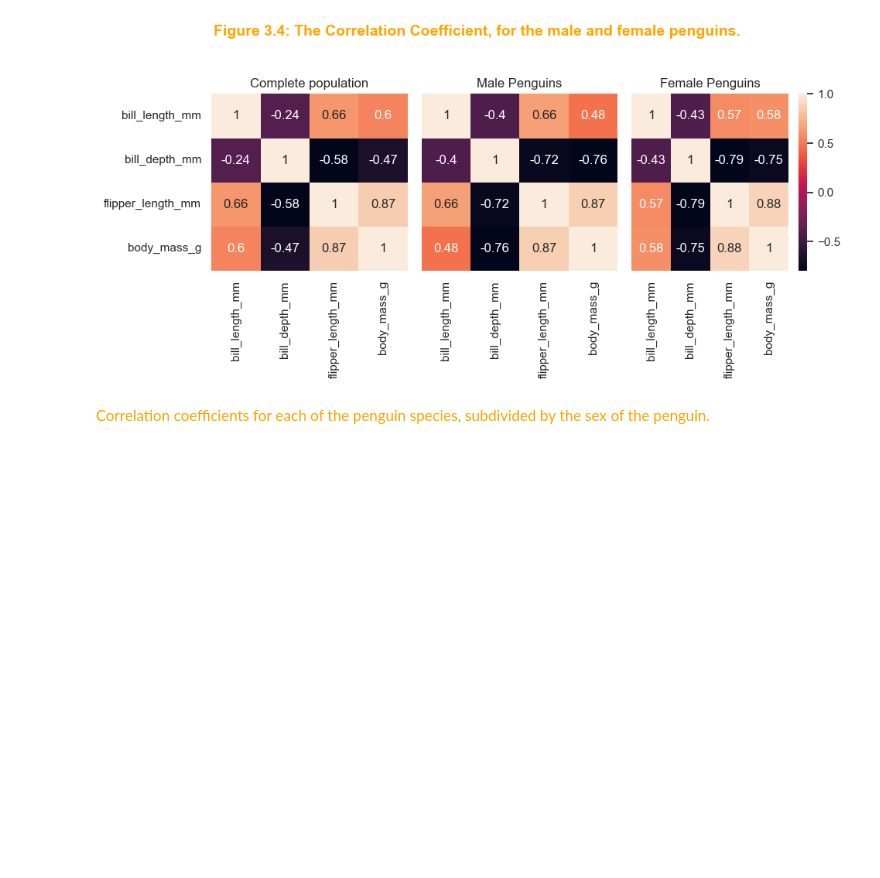
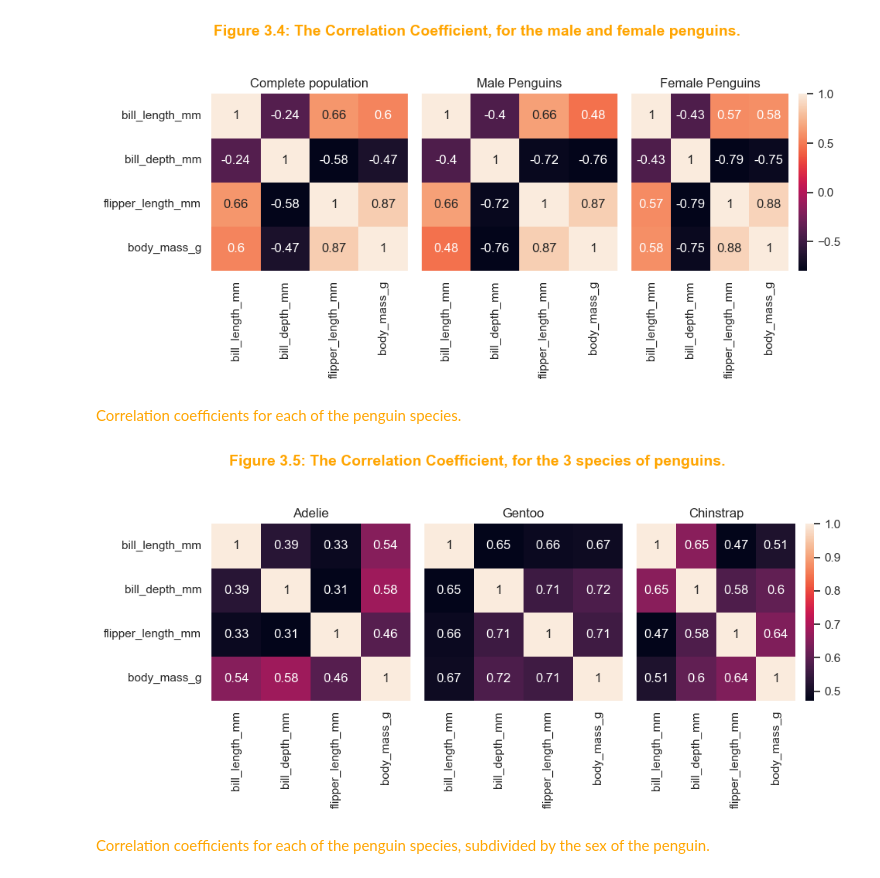
Before and after one commit to Laura6826/PofDA-mywork, a Jupyter notebook: penguins.ipynb, the cells around one changed output. Drawn from its saved outputs; the diff is of its cells as text; code cells hidden in the pictures; blank space fills up the shorter version.

```diff
--- a/penguins.ipynb
+++ b/penguins.ipynb
@@ -503,6 +505,39 @@ plt.tight_layout(rect=[0, 0.03, 1, 0.95])
 plt.show()
 # %% [output]
 [figure]
+# %% [markdown]
+<span style="color:orange"> Correlation coefficients for each of the penguin species. <span>
+# %%
+pd.options.mode.copy_on_write = True
+fig, axs = plt.subplots(nrows=1, ncols=3, figsize=(10, 5))
+
+# Lets try and visualise that correlation between variables for the Adelie penguins.
+adelie_df = dfcleaned[dfcleaned['species'] == 'Adelie']
+adelie_df.drop(['species', 'island','sex'],axis=1, inplace=True)
+corr_a = adelie_df.corr()
+sns.heatmap(corr_a, annot=True, cbar=False, ax=axs[0])
+axs[0].set_title('Adelie')
+
+# Now the Gentoo species
+gentoo_df=dfcleaned[dfcleaned['species'] == 'Gentoo']
+gentoo_df.drop(['species', 'island','sex'],axis=1, inplace=True)
+corr_g = gentoo_df.corr()
+sns.heatmap(corr_g, annot=True, cbar=False, ax=axs[1], yticklabels=False)
+axs[1].set_title('Gentoo')
+
+# And finally the Chinstapp species
+chinstrap_df=dfcleaned[dfcleaned['species'] == 'Chinstrap']
+chinstrap_df.drop(['species', 'island','sex'],axis=1, inplace=True)
+corr_c = chinstrap_df.corr()
+sns.heatmap(corr_c, annot=True, cbar=True, ax=axs[2],yticklabels=False)
+axs[2].set_title('Chinstrap')
+
+plt.suptitle('Figure 3.5: The Correlation Coefficient, for the 3 species of penguins.',
+             fontsize=14, fontweight='bold', color='orange')
+plt.tight_layout(rect=[0, 0.03, 1, 0.95])
+plt.show()
+# %% [output]
+[figure, added]
 # %% [markdown]
 <span style="color:orange"> Correlation coefficients for each of the penguin species, subdivided by the sex of the penguin. <span>
 # %%
```
Also changed, not shown: parts of 7 cells of this notebook.
